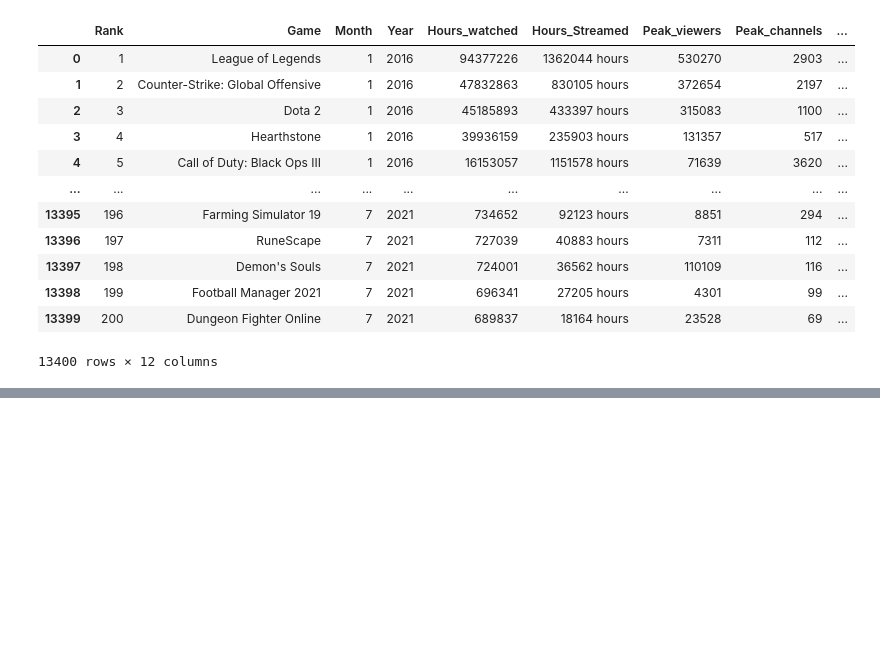
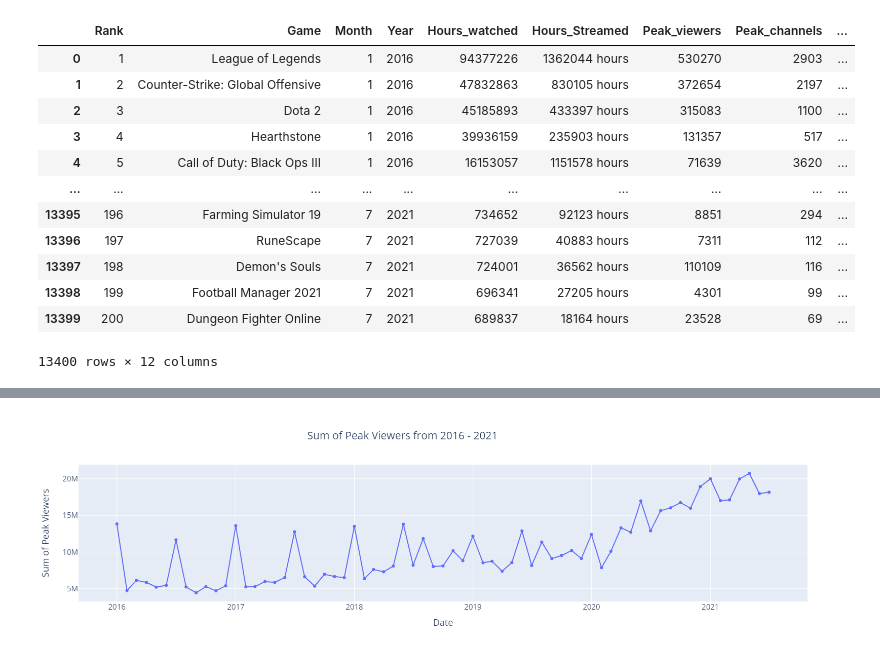
Before and after one commit to NB094/lighthouse-data-notes, a Jupyter notebook: Week_7/Day_5/Twitch.ipynb, the cells around one changed output, grey strips where cells are left out. Drawn from its saved outputs; the diff is of its cells as text; code cells hidden in the pictures; blank space fills up the shorter version.

```diff
--- a/Week_7/Day_5/Twitch.ipynb
+++ b/Week_7/Day_5/Twitch.ipynb
@@ -20,0 +180,8 @@ df
+# %%
+import plotly.express as px
+
+fig = px.line(sums, x="Date", y="Peak_viewers", width=1000, title = 'Sum of Peak Viewers from 2016 - 2021', markers=True)
+fig.update_layout(autosize = False, title={'x':0.45}, font={'size':15}, yaxis_title = 'Sum of Peak Viewers', xaxis_title = 'Date')   # set title coordinates
+fig.show()
+# %% [output]
+[figure, added]
```
Also changed, not shown: parts of 12 cells of this notebook, 26 other files.
